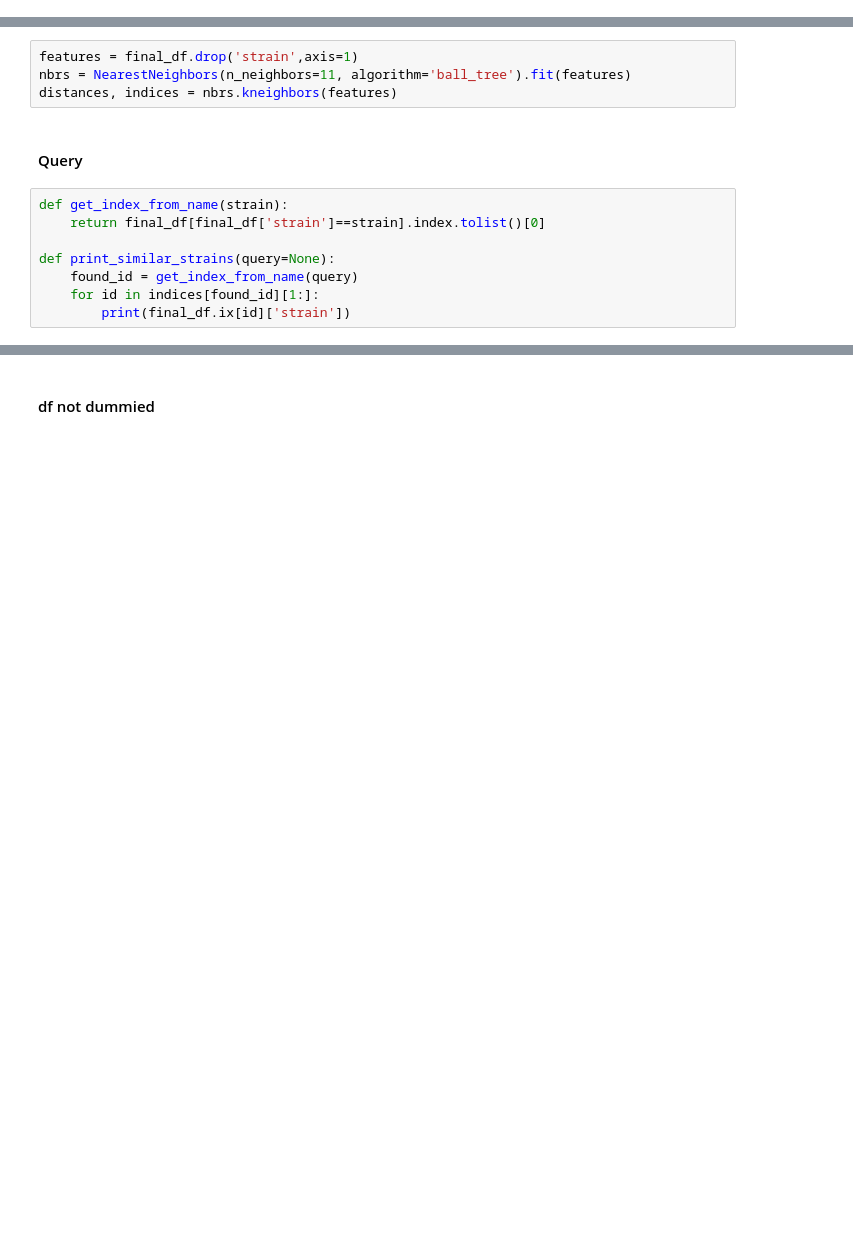
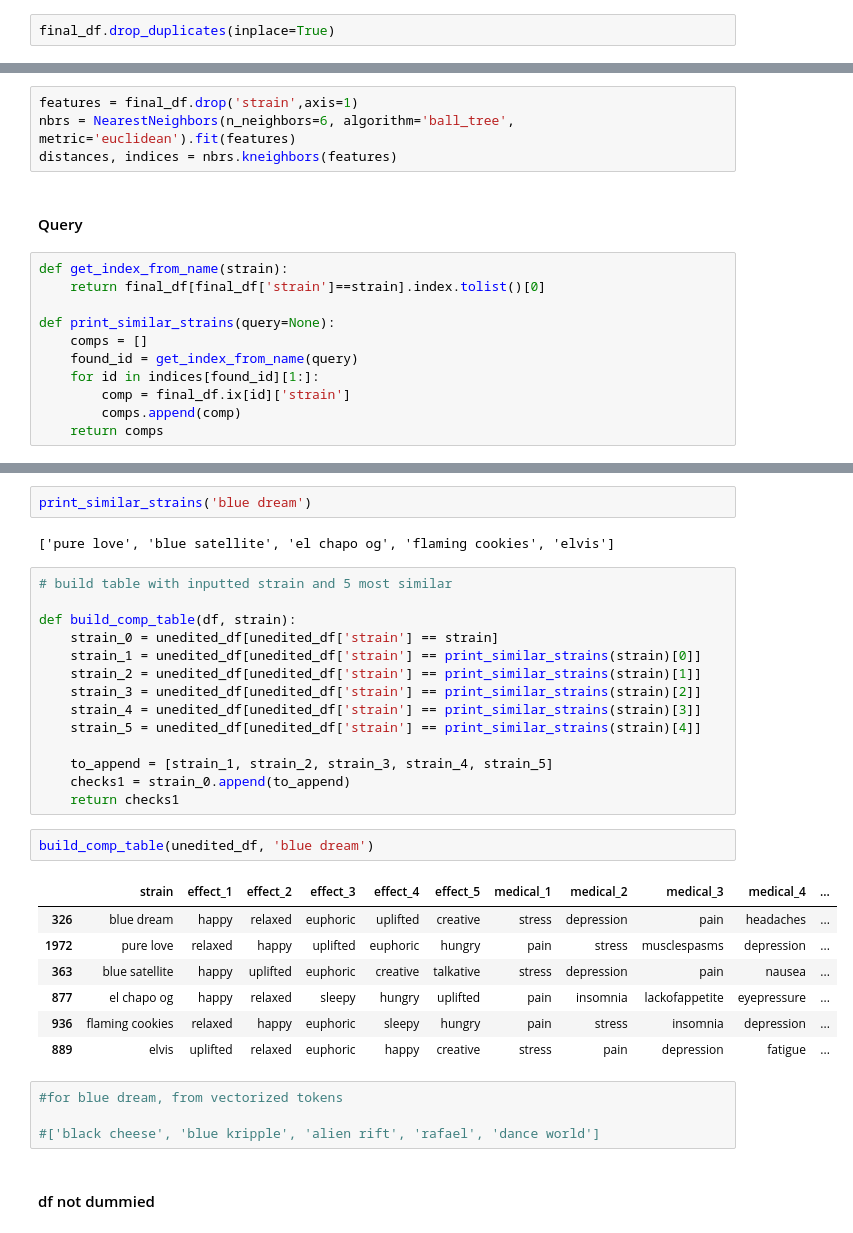
Before and after one commit to TaraRosen/cannabis_recommendation_engine, a Jupyter notebook: Cannabis Recommender - DS042219 - Final Project2.ipynb, the cells around one changed output, grey strips where cells are left out. Drawn from its saved outputs; the diff is of its cells as text; blank space fills up the shorter version.

```diff
--- a/Cannabis Recommender - DS042219 - Final Project2.ipynb
+++ b/Cannabis Recommender - DS042219 - Final Project2.ipynb
@@ -997,0 +1002,2 @@ final_df.drop(to_drop, axis=1, inplace=True)
+# %%
+final_df.drop_duplicates(inplace=True)
@@ -1001,7 +1009,7 @@ final_df.drop(to_drop, axis=1, inplace=True)
 #### Create Clusters
 # %%
 features = final_df.drop('strain',axis=1)
-nbrs = NearestNeighbors(n_neighbors=11, algorithm='ball_tree').fit(features)
+nbrs = NearestNeighbors(n_neighbors=6, algorithm='ball_tree', metric='euclidean').fit(features)
 distances, indices = nbrs.kneighbors(features)
 # %% [markdown]
 #### Query
@@ -1010,6 +1018,9 @@ def get_index_from_name(strain):
     return final_df[final_df['strain']==strain].index.tolist()[0]
 
 def print_similar_strains(query=None):
+    comps = []
     found_id = get_index_from_name(query)
     for id in indices[found_id][1:]:
-        print(final_df.ix[id]['strain'])
+        comp = final_df.ix[id]['strain']
+        comps.append(comp)
+    return comps
@@ -1042,3 +1080,35 @@ acapulco gold
+# %%
+print_similar_strains('blue dream')
+# %% [output]
+['pure love', 'blue satellite', 'el chapo og', 'flaming cookies', 'elvis']
+# %%
+# build table with inputted strain and 5 most similar
+
+def build_comp_table(df, strain):
+    strain_0 = unedited_df[unedited_df['strain'] == strain]
+    strain_1 = unedited_df[unedited_df['strain'] == print_similar_strains(strain)[0]]
+    strain_2 = unedited_df[unedited_df['strain'] == print_similar_strains(strain)[1]]
+    strain_3 = unedited_df[unedited_df['strain'] == print_similar_strains(strain)[2]]
+    strain_4 = unedited_df[unedited_df['strain'] == print_similar_strains(strain)[3]]
+    strain_5 = unedited_df[unedited_df['strain'] == print_similar_strains(strain)[4]]
+
+    to_append = [strain_1, strain_2, strain_3, strain_4, strain_5]
+    checks1 = strain_0.append(to_append)
+    return checks1
+# %%
+build_comp_table(unedited_df, 'blue dream')
+# %% [output]
+|  | strain | effect_1 | effect_2 | effect_3 | effect_4 | effect_5 | medical_1 | medical_2 | medical_3 | medical_4 | ... |
+| 326 | blue dream | happy | relaxed | euphoric | uplifted | creative | stress | depression | pain | headaches | ... |
+| 1972 | pure love | relaxed | happy | uplifted | euphoric | hungry | pain | stress | musclespasms | depression | ... |
+| 363 | blue satellite | happy | uplifted | euphoric | creative | talkative | stress | depression | pain | nausea | ... |
+| 877 | el chapo og | happy | relaxed | sleepy | hungry | uplifted | pain | insomnia | lackofappetite | eyepressure | ... |
+| 936 | flaming cookies | relaxed | happy | euphoric | sleepy | hungry | pain | stress | insomnia | depression | ... |
+| 889 | elvis | uplifted | relaxed | euphoric | happy | creative | stress | pain | depression | fatigue | ... |
+# %%
+#for blue dream, from vectorized tokens
+
+#['black cheese', 'blue kripple', 'alien rift', 'rafael', 'dance world']
 # %% [markdown]
 #### df not dummied
 # %%
```
Also changed, not shown: parts of 41 cells of this notebook, 1 other file.
